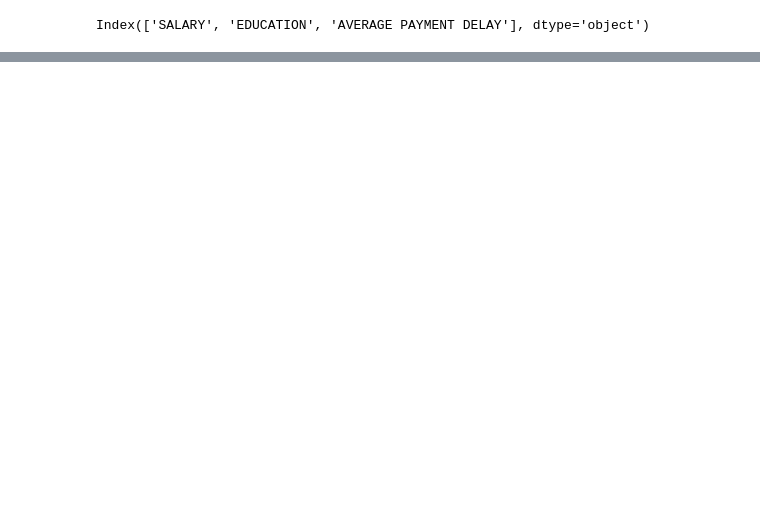
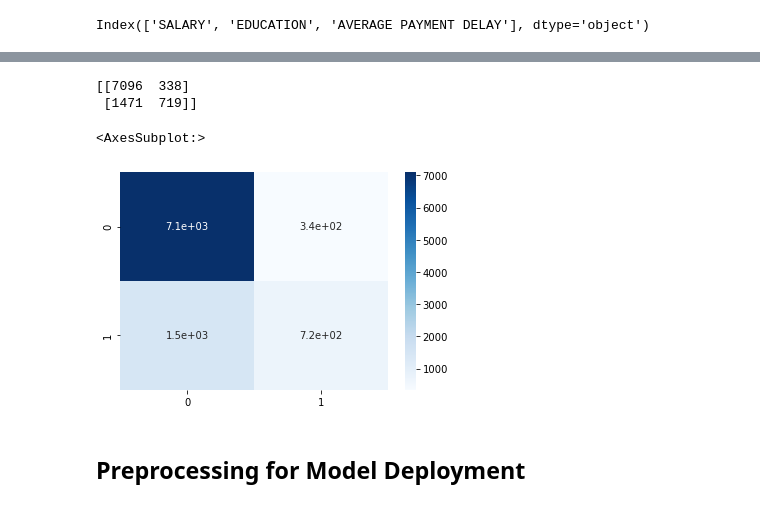
Before and after one commit to Sam-Emma/Credpal-Credit-ML, a Jupyter notebook: Credpal ML Modelling.ipynb, the cells around one changed output, grey strips where cells are left out. Cells and saved outputs as stored; diff of their text form; code cells hidden in the pictures; blank space fills up the shorter version.

```diff
--- a/Credpal ML Modelling.ipynb
+++ b/Credpal ML Modelling.ipynb
@@ -110,0 +181,12 @@ weighted avg       0.79      0.81      0.78      9624
+# %%
+print(confusion_matrix(y_test,y_pred))
+# %% [output]
+[[7096  338]
+ [1471  719]]
+# %%
+sns.heatmap(confusion_matrix(y_test,y_pred),annot= True,cmap='Blues')
+# %% [output]
+<AxesSubplot:>
+[figure, added]
+# %% [markdown]
+## Preprocessing for Model Deployment
```
Also changed, not shown: parts of 27 cells of this notebook.
